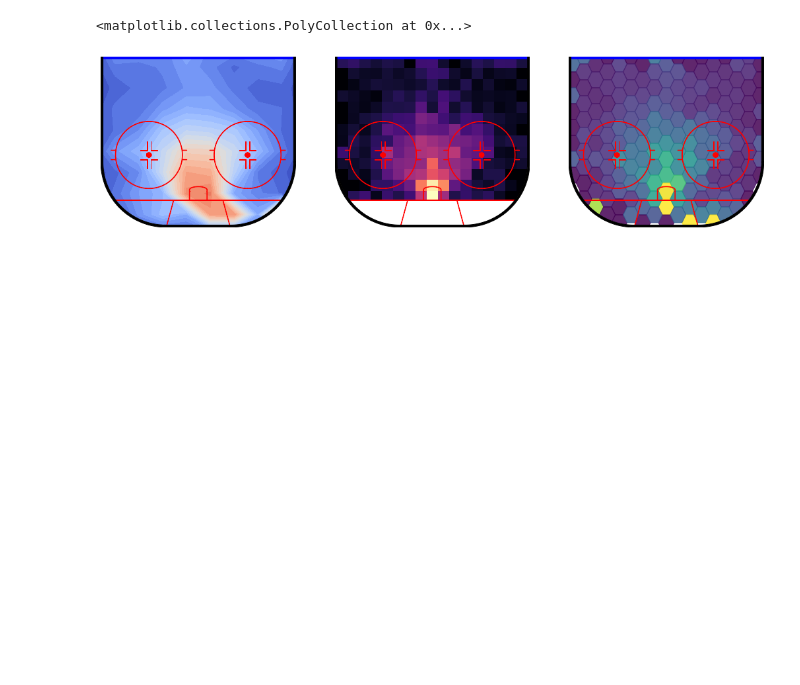
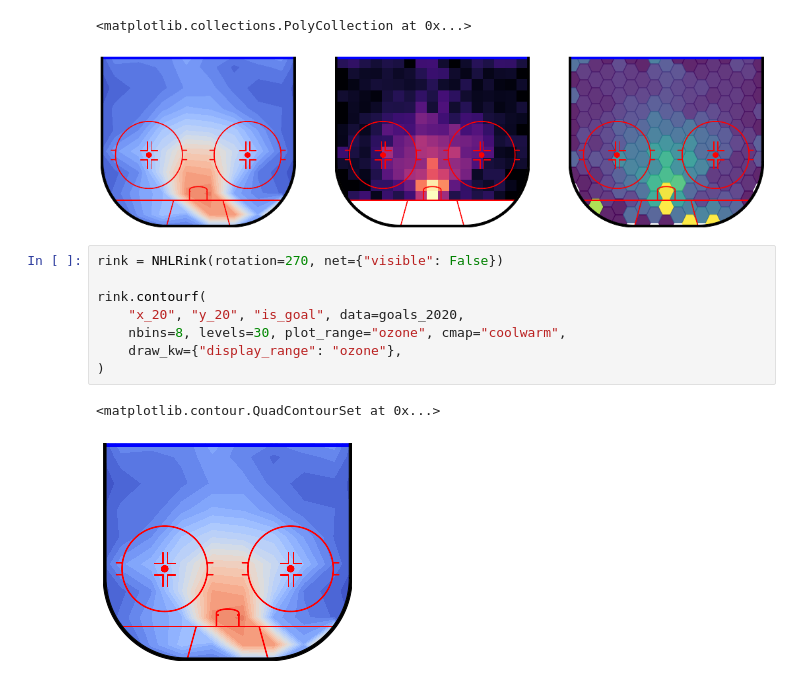
Before and after one commit to kmgreer405/kevin_da8_capstone, a Jupyter notebook: notebooks/capstone.ipynb, the cells around one changed output. Drawn from its saved outputs; the diff is of its cells as text; blank space fills up the shorter version.

```diff
--- a/notebooks/capstone.ipynb
+++ b/notebooks/capstone.ipynb
@@ -941,3 +941,14 @@ rink.hexbin(
 # %% [output]
 <matplotlib.collections.PolyCollection at 0x...>
 [figure]
+# %%
+rink = NHLRink(rotation=270, net={"visible": False})
+
+rink.contourf(
+    "x_20", "y_20", "is_goal", data=goals_2020,
+    nbins=8, levels=30, plot_range="ozone", cmap="coolwarm",
+    draw_kw={"display_range": "ozone"},
+)
+# %% [output]
+<matplotlib.contour.QuadContourSet at 0x...>
+[figure, added]
```
Also changed, not shown: parts of 14 cells of this notebook, 1 other file.
